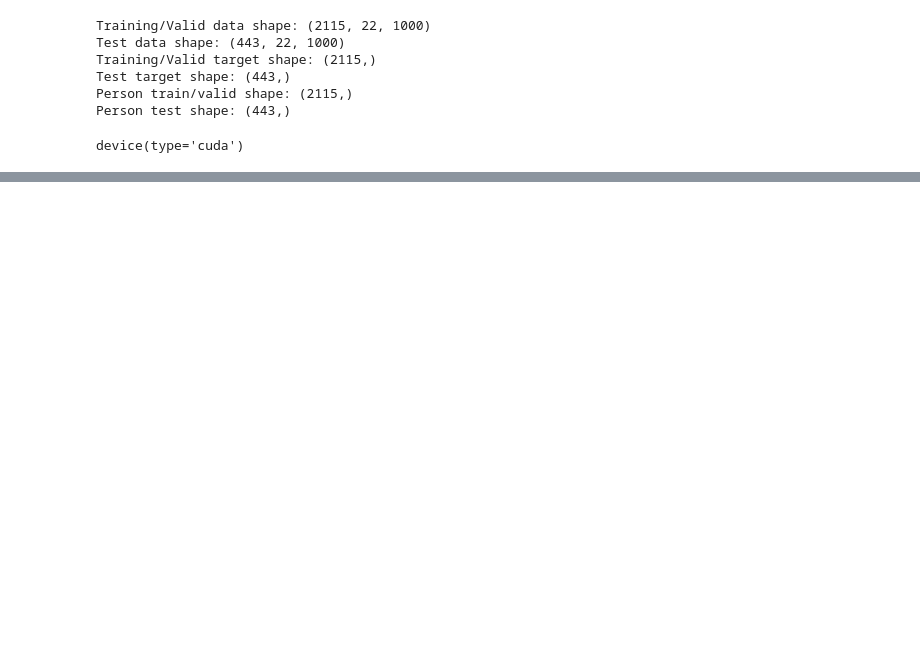
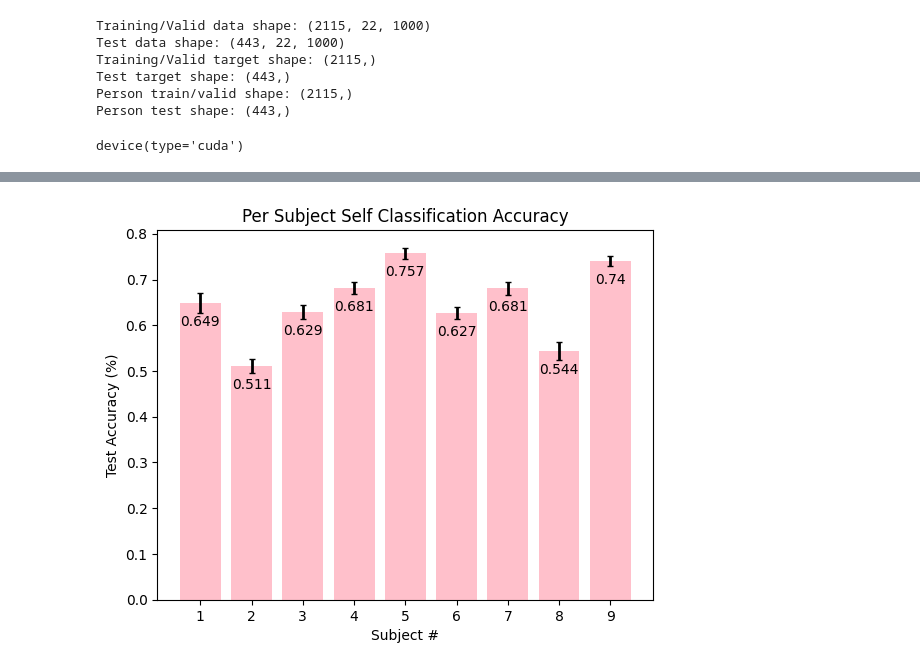
Before and after one commit to TurnerKaminski/ECE147-Final-Project, a Jupyter notebook: Per_Subject_Experiment.ipynb, the cells around one changed output, grey strips where cells are left out. Cells and saved outputs as stored; diff of their text form; code cells hidden in the pictures; blank space fills up the shorter version.

```diff
--- a/Per_Subject_Experiment.ipynb
+++ b/Per_Subject_Experiment.ipynb
@@ -574,0 +155,15 @@ Text(0.5, 1.0, 'Total Training Time v.s. Time Bin Count')
+# %%
+for i in range(9):
+    bars = plt.bar(i+1, np.mean(single_subject_test_accs[i][i]), color='pink')
+    plt.errorbar(i+1, np.mean(single_subject_test_accs[i][i]),
+                 stats.sem(single_subject_test_accs[i][i]), ls='none',
+                 ecolor='black', elinewidth=2, capsize=2, barsabove=True)
+    for bar in bars:
+        yval = bar.get_height()
+        plt.text(bar.get_x() + 0.4, yval - .05, round(yval,3), horizontalalignment="center")
+    plt.xticks(np.arange(1,10))
+    plt.xlabel("Subject #")
+    plt.ylabel("Test Accuracy (%)")
+    plt.title("Per Subject Self Classification Accuracy")
+# %% [output]
+[figure, added]
```
Also changed, not shown: parts of 55 cells of this notebook, 33 other files.
